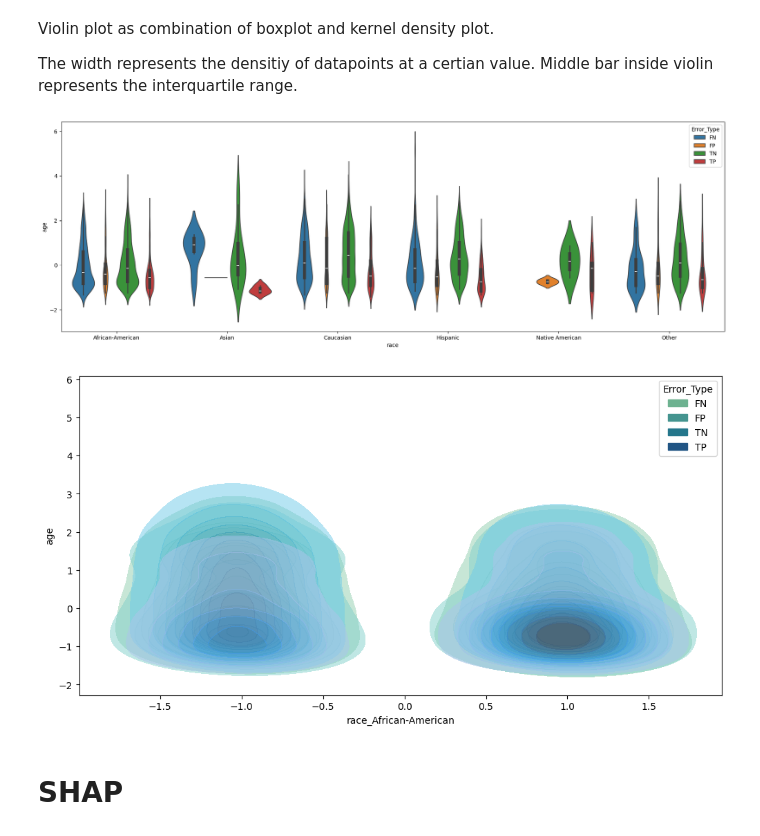
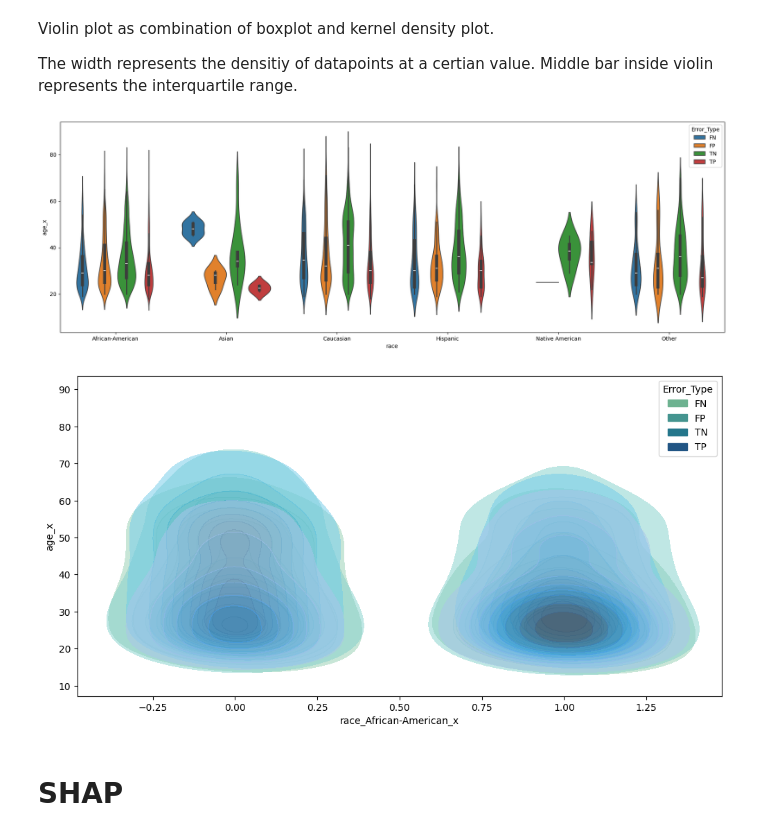
Before and after one commit to MDankloff/ClusterCompas, a Jupyter notebook: V2_COMPAS_data_inspection.ipynb, the cells around one changed output. Cells and saved outputs as stored; diff of their text form; code cells hidden in the pictures.

```diff
--- a/V2_COMPAS_data_inspection.ipynb
+++ b/V2_COMPAS_data_inspection.ipynb
@@ -490,18 +490,18 @@ The width represents the densitiy of datapoints at a certian value. Middle bar i
 The width represents the densitiy of datapoints at a certian value. Middle bar inside violin represents the interquartile range.'''
 plt.figure(figsize=(22, 7))
 
-sns.violinplot(x="race", y="age", hue = "Error_Type", data=compas_w_error)
+sns.violinplot(x="race", y="age_x", hue = "Error_Type", data=compas_w_error)
 plt.show()
 # %% [output]
-[figure, old version]
+[figure, new version]
 # %%
 plt.figure(figsize=(12, 6))
 
-sns.kdeplot(data=compas_w_error, x="race_African-American", y="age", hue="Error_Type", fill=True, common_norm=False, palette="crest", alpha=.5, linewidth=0)
+sns.kdeplot(data=compas_w_error, x="race_African-American_x", y="age_x", hue="Error_Type", fill=True, common_norm=False, palette="crest", alpha=.5, linewidth=0)
 
 plt.show()
 # %% [output]
-[figure, old version]
+[figure, new version]
 # %% [markdown]
 # SHAP
 # %%
```
Also changed, not shown: parts of 29 cells of this notebook.
